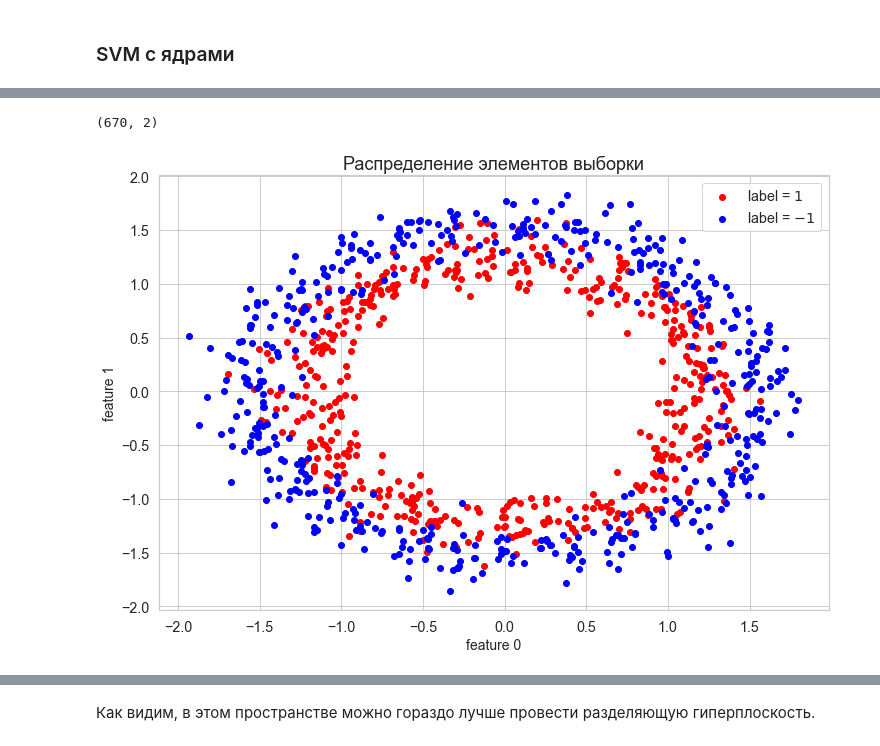
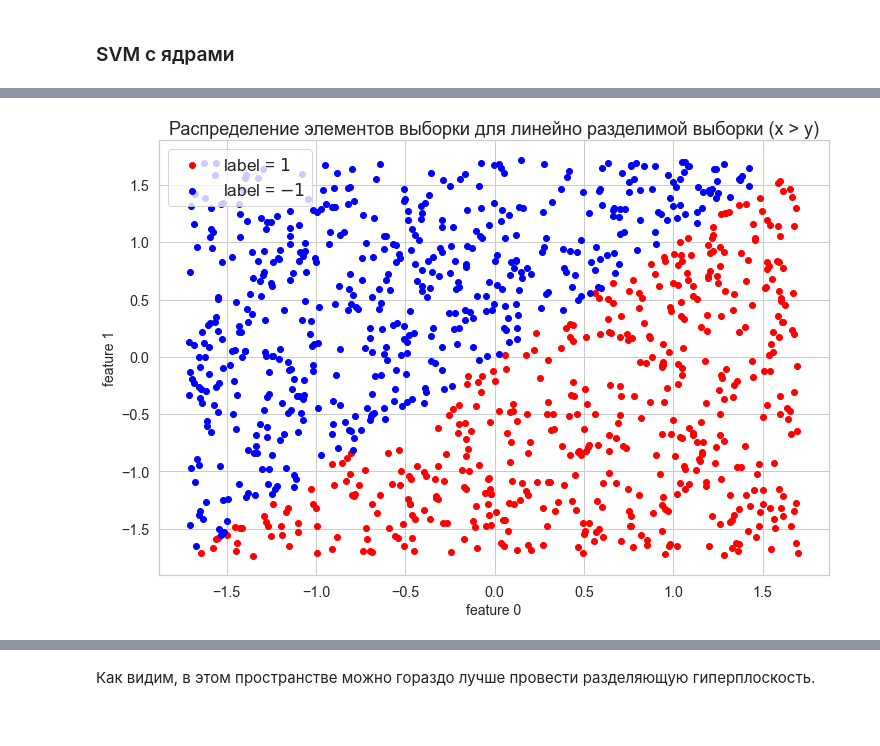
Before and after one commit to bumchik2/KernelTrick, a Jupyter notebook: main.ipynb, the cells around one changed output, grey strips where cells are left out. Drawn from its saved outputs; the diff is of its cells as text; code cells hidden in the pictures.

```diff
--- a/main.ipynb
+++ b/main.ipynb
@@ -74,12 +99,0 @@ accuracy score: 0.9874826147426982
-# %%
-k = 3
-_, axes = plt.subplots(k, k, figsize=(k * 5, k * 5))
-
-for i in range(k):
-    for j in range(k):
-        ax = axes[i][j]
-        idx = i * k + j
-        plot_digit(digits['data'][idx].reshape(8, 8), ax)
-        ax.set_title(f'Real: {y_test[idx]}; predicted: {y_test_predicted[idx]}')
-
-plt.show()
@@ -276 +325,36 @@ $\sum_{i=1}^{l}(|<w, x_i> - w_0 - y_i| - \delta)_+ + \dfrac{1}{2 C}||w||^2 \righ
+# %%
+def plot_data(X, y, title, figsize=(12, 8)):
+    fig = plt.figure(figsize=figsize)
+    ax = plt.gca()
+    plt.title(title, fontsize=18)
+    indices_true = (y == 1)
+    indices_false = (y == -1)
+    if X.shape[1] == 2:
+        ax.scatter(X[indices_true, 0], X[indices_true, 1], c='r', label='label = $1$')
+        ax.scatter(X[indices_false, 0], X[indices_false, 1], c='b', label='label = $-1$')
+    elif X.shape[1] == 3:
+        ax = fig.add_subplot(projection='3d')
+        ax.scatter(X[indices_true, 0], X[indices_true, 1],  X[indices_true, 2], c='r', label='label = $1$')
+        ax.scatter(X[indices_false, 0], X[indices_false, 1], X[indices_false, 2], c='b', label='label = $-1$')
+        ax.set_zlabel('feature 2', fontsize=14)
+    else:
+        raise ValueError('bad X shape in `plot_data`')
+    ax.grid(b=True)
+    ax.set_xlabel('feature 0', fontsize=14)
+    ax.set_ylabel('feature 1', fontsize=14)
+    ax.legend(fontsize='xx-large')
+# %%
+def make_linear(n_samples):
+    X = sps.uniform(loc=-2, scale=4).rvs(size=(n_samples, 2))
+    y = X[:,0] > X[:,1]
+    return X, y
+# %%
+X_linear, y_linear = make_linear(n_samples=1000)
+X_linear = preprocessing.scale(X_linear)
+y_linear = np.where(y_linear == 0, -1, 1)
+X_linear_train, X_linear_test, y_linear_train, y_linear_test = train_test_split(X_linear, y_linear, test_size=0.33)
+# %%
+plot_data(X_linear, y_linear, 'Распределение элементов выборки для линейно разделимой выборки (x > y)')
+# %% [output]
+[figure, added]
 # %%
@@ -282,4 +364,0 @@ X_train, X_test, y_train, y_test = train_test_split(X, y, test_size=0.33)
-# %%
-X_train.shape
-# %% [output]
-(670, 2)
@@ -312,4 +364,0 @@ def plot3D():
-# %%
-plot_data(X, y, 'Распределение элементов выборки')
-# %% [output]
-[figure, removed]
```
Also changed, not shown: parts of 100 cells of this notebook, 2 other files.
